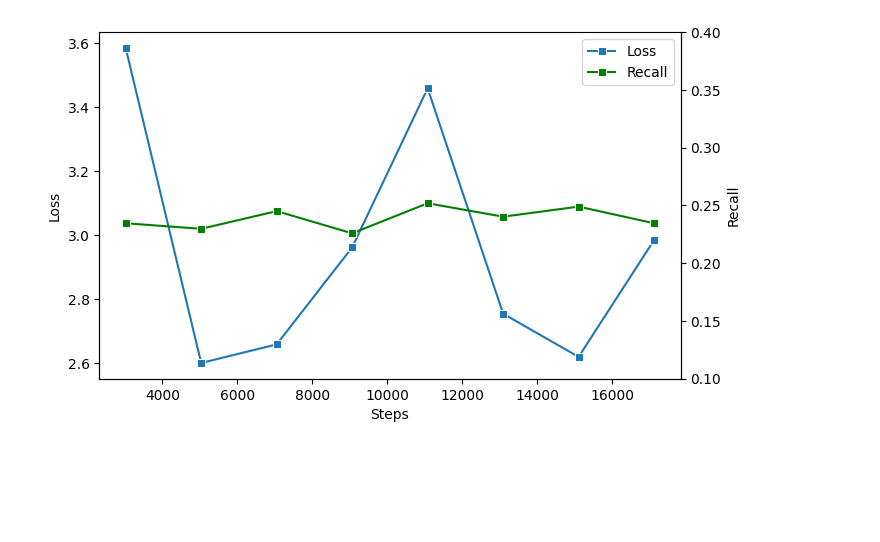
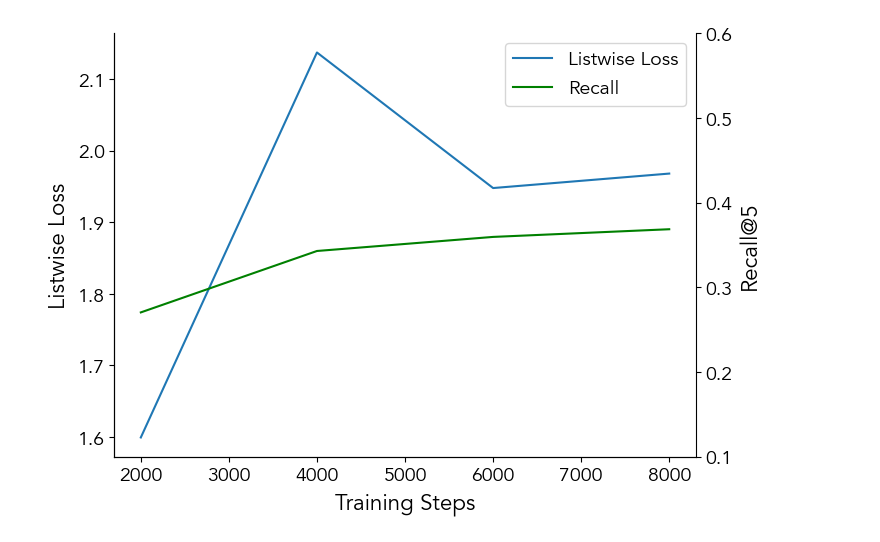
Before and after one commit to felixzhu17/Reranking-Multimodal-Retrievers, a Jupyter notebook: test.ipynb, the cells around one changed output. Drawn from its saved outputs; the diff is of its cells as text; code cells hidden in the pictures; blank space fills up the shorter version.

```diff
--- a/test.ipynb
+++ b/test.ipynb
@@ -1 +1,20 @@
+# %%
+import matplotlib.pyplot as plt
+import seaborn as sns
+import pandas as pd
+
+# Define your colors
+COLOURS = {
+    "monoPreFLMR": "#0052CC",
+    "ModPreFLMR": "#36B37E",
+    "monoBLIP-2": "#6554C0",
+}
+
+# Set the font family and font sizes
+plt.rcParams['font.family'] = 'Avenir'
+plt.rcParams['axes.titlesize'] = 20  # Title font size
+plt.rcParams['axes.labelsize'] = 16  # Axis label font size
+plt.rcParams['xtick.labelsize'] = 14  # X-tick label font size
+plt.rcParams['ytick.labelsize'] = 14  # Y-tick label font size
+plt.rcParams['legend.fontsize'] = 14  # Legend font size
 # %%
@@ -45,52 +936,60 @@ df = pd.DataFrame(data)
 # Import necessary libraries
 import matplotlib.pyplot as plt
 import seaborn as sns
 import pandas as pd
 
-# Data from the table
+# Data from the original request
 data = {
-    'Steps': [3021, 5035, 7049, 9063, 11077, 13091, 15105, 17119],
-    'Training Loss': [0.0908, 0.0644, 0.0598, 0.0457, 0.0442, 0.0432, 0.0313, 0.0303],
-    'Validation Avg Loss': [3.584, 2.600, 2.658, 2.961, 3.458, 2.754, 2.619, 2.984],
-    'Recall': [0.2346, 0.2298, 0.2451, 0.2259, 0.2519, 0.2403, 0.2490, 0.2346]
+    'Steps': [2000, 4000, 6000, 8000],
+    'Overall Loss': [1.5993214245530532, 2.137003690915169, 1.947664068557868, 1.967873851817137],
+    'Recall': [0.270392749244713, 0.3429003021148036, 0.3595166163141994, 0.3685800604229607]
 }
 
 # Convert to DataFrame
 df = pd.DataFrame(data)
 
 # Create the figure and axes
-fig, ax3 = plt.subplots(figsize=(7.5, 4.5))
+fig, ax1 = plt.subplots(figsize=(7.5, 5.5))
 
-# Plot the validation average loss on the primary y-axis
-sns.lineplot(data=df, x='Steps', y='Validation Avg Loss', marker='s', ax=ax3, label='Loss')
+# Plot the overall loss on the primary y-axis
+sns.lineplot(data=df, x='Steps', y='Overall Loss', ax=ax1, label='Listwise Loss')
 
 # Set up the secondary axis for Recall
-ax4 = ax3.twinx()
-sns.lineplot(data=df, x='Steps', y='Recall', marker='s', ax=ax4, color='green', label='Recall')
+ax2 = ax1.twinx()
+sns.lineplot(data=df, x='Steps', y='Recall', ax=ax2, color='green', label='Recall')
 
 # Set labels and title
-ax3.set_xlabel('Steps')
-ax3.set_ylabel('Loss')
-ax4.set_ylabel('Recall')
+ax1.set_xlabel('Training Steps')
+ax1.set_ylabel('Listwise Loss')
+ax2.set_ylabel('Recall@5')
 
 # Customize the secondary y-axis for Recall
-ax4.set_ylim(0.1, 0.4)
+ax2.set_ylim(0.1, 0.6)
 
 # Combine handles and labels from both axes
-lines1, labels1 = ax3.get_legend_handles_labels()
-lines2, labels2 = ax4.get_legend_handles_labels()
+lines1, labels1 = ax1.get_legend_handles_labels()
+lines2, labels2 = ax2.get_legend_handles_labels()
 
 # Create a single legend for both lines
-ax3.legend(lines1 + lines2, labels1 + labels2, loc='upper right')
+ax1.legend(lines1 + lines2, labels1 + labels2, loc='upper right')
 
 # Remove the legend from the second axis to avoid duplication
-ax4.get_legend().remove()
+ax2.get_legend().remove()
 
 # Customizing the plot
-sns.despine(ax=ax3, right=False)  # Keep the right spine for the secondary axis
-ax3.grid(False)  # Disable the grid
+sns.despine(ax=ax1, top=True, right=False)  # Remove the top spine only, keep the right spine for the secondary axis
+sns.despine(ax=ax2, top=True, right=False)  # Remove the top spine only for the secondary axis
+
+# Remove the top border from both axes
+ax1.spines['top'].set_visible(False)
+ax2.spines['top'].set_visible(False)
+
+# Remove the right border of the primary axis but keep it for the secondary axis
+ax1.spines['right'].set_visible(False)
+
+ax1.grid(False)  # Disable the grid
 
 # Save the plot with higher quality
-plt.savefig("images/val_vs_recall.png", dpi=600)
+plt.savefig("images/listwise_val_vs_recall.png", dpi=600)
 # %% [output]
-[figure, old version]
+[figure, new version]
```
Also changed, not shown: parts of 23 cells of this notebook, 35 other files.
